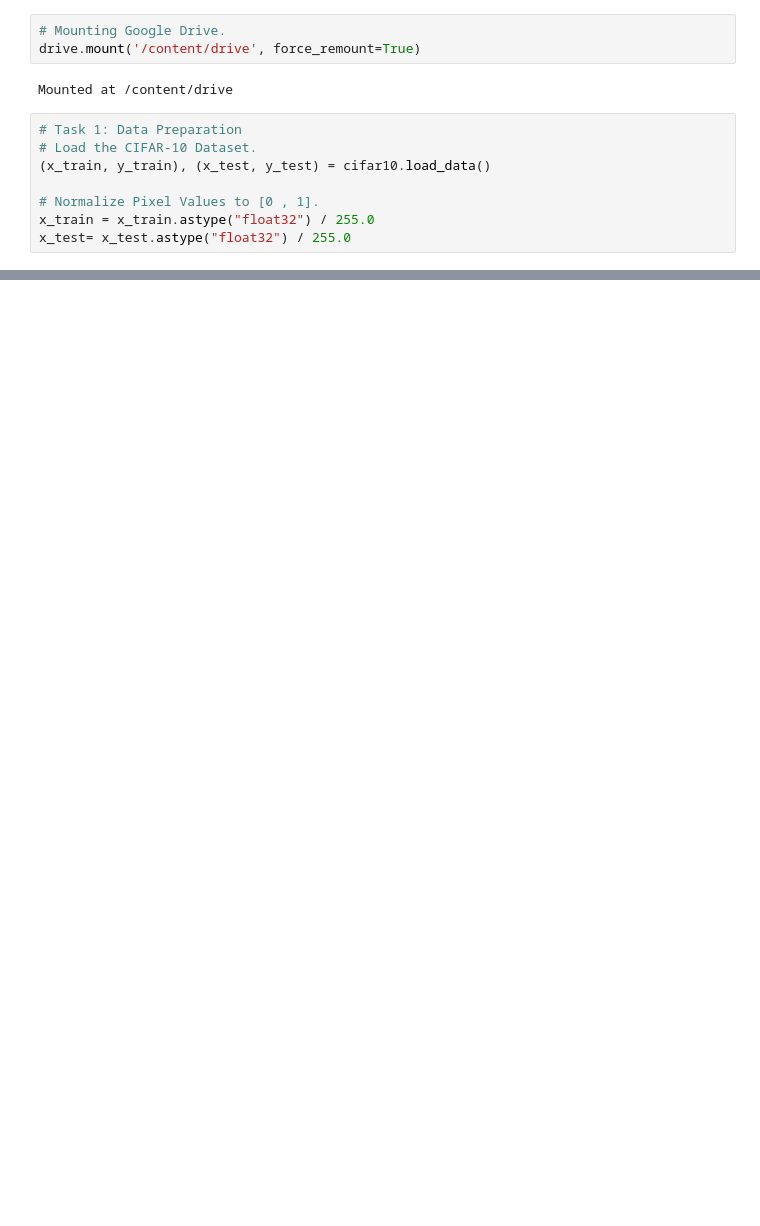
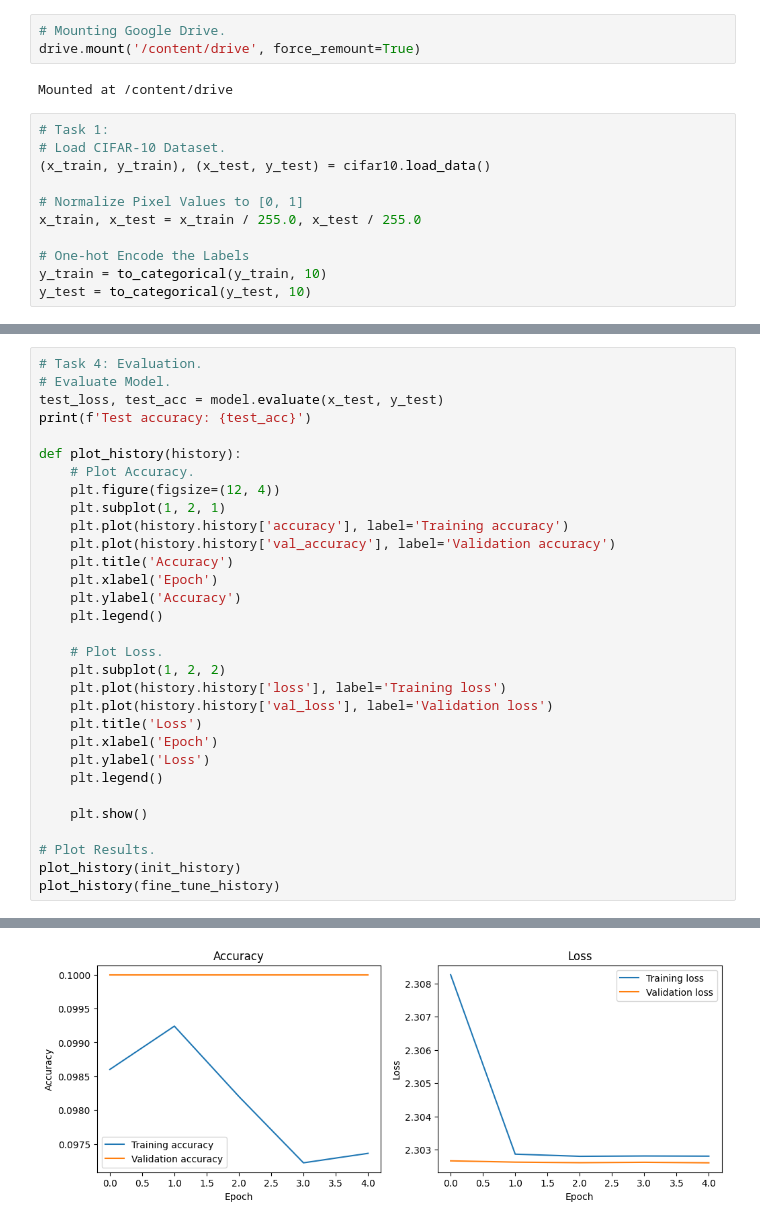
Before and after one commit to jacobalmon/CS-478, a Jupyter notebook: Homework/Homework 3/hw3.ipynb, the cells around one changed output, grey strips where cells are left out. Cells and saved outputs as stored; diff of their text form; blank space fills up the shorter version.

```diff
--- a/Homework/Homework 3/hw3.ipynb
+++ b/Homework/Homework 3/hw3.ipynb
@@ -15,12 +17,15 @@ drive.mount('/content/drive', force_remount=True)
 # %% [output]
 Mounted at /content/drive
 # %%
-# Task 1: Data Preparation
-# Load the CIFAR-10 Dataset.
+# Task 1:
+# Load CIFAR-10 Dataset.
 (x_train, y_train), (x_test, y_test) = cifar10.load_data()
 
-# Normalize Pixel Values to [0 , 1].
-x_train = x_train.astype("float32") / 255.0
-x_test= x_test.astype("float32") / 255.0
+# Normalize Pixel Values to [0, 1]
+x_train, x_test = x_train / 255.0, x_test / 255.0
+
+# One-hot Encode the Labels
+y_train = to_categorical(y_train, 10)
+y_test = to_categorical(y_test, 10)
 # %%
 # Task 2: Model Design.
@@ -167,0 +106,32 @@ Test Accuracy: 0.1720999926328659
+# %%
+# Task 4: Evaluation.
+# Evaluate Model.
+test_loss, test_acc = model.evaluate(x_test, y_test)
+print(f'Test accuracy: {test_acc}')
+
+def plot_history(history):
+    # Plot Accuracy.
+    plt.figure(figsize=(12, 4))
+    plt.subplot(1, 2, 1)
+    plt.plot(history.history['accuracy'], label='Training accuracy')
+    plt.plot(history.history['val_accuracy'], label='Validation accuracy')
+    plt.title('Accuracy')
+    plt.xlabel('Epoch')
+    plt.ylabel('Accuracy')
+    plt.legend()
+
+    # Plot Loss.
+    plt.subplot(1, 2, 2)
+    plt.plot(history.history['loss'], label='Training loss')
+    plt.plot(history.history['val_loss'], label='Validation loss')
+    plt.title('Loss')
+    plt.xlabel('Epoch')
+    plt.ylabel('Loss')
+    plt.legend()
+
+    plt.show()
+
+# Plot Results.
+plot_history(init_history)
+plot_history(fine_tune_history)
+# %% [output]
@@ -167,0 +140 @@ Test Accuracy: 0.1720999926328659
+[figure, added]
```
Also changed, not shown: parts of 7 cells of this notebook.
